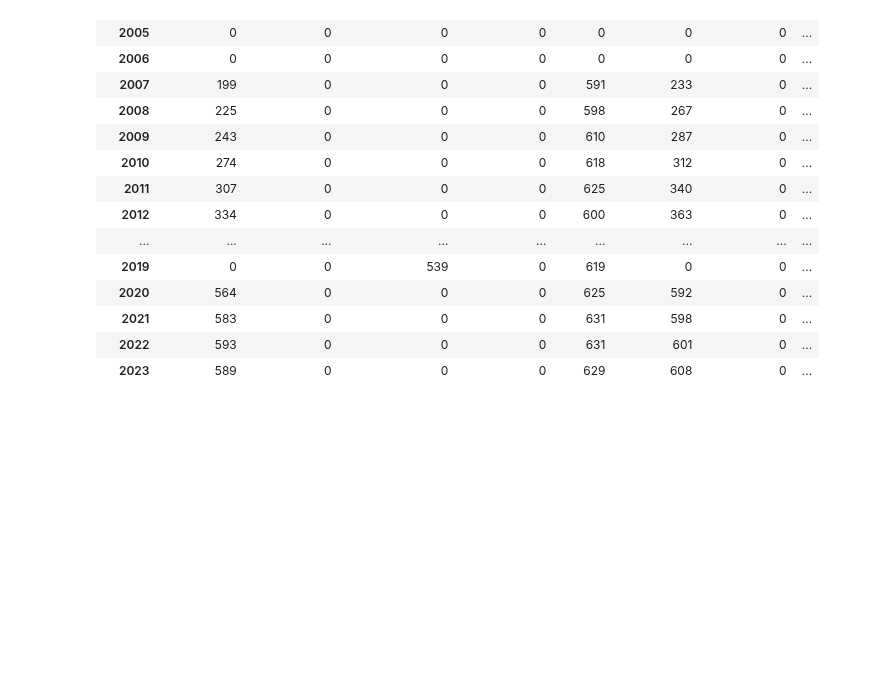
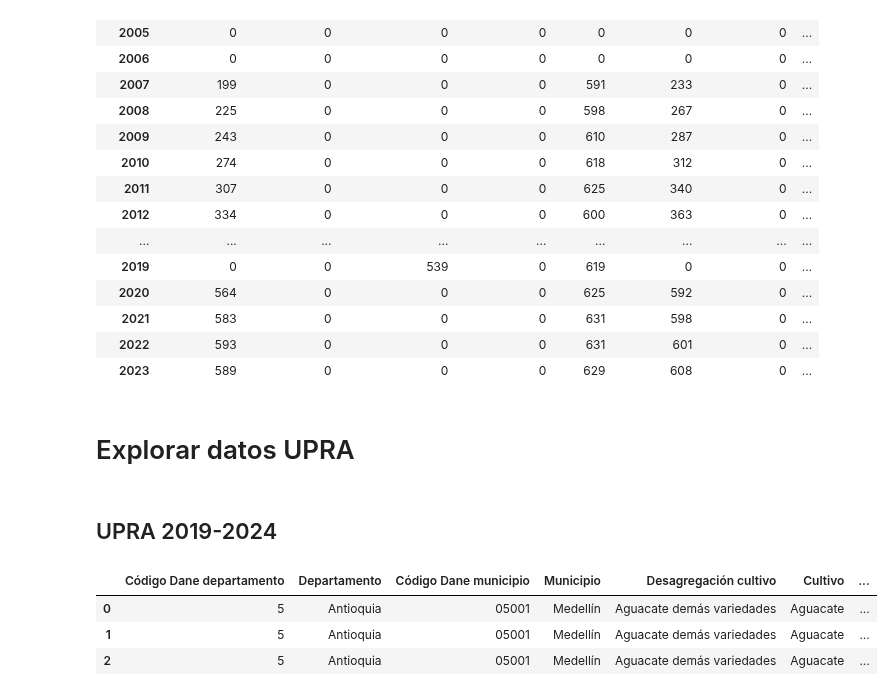
Before and after one commit to JC-AlfonsoR/PEG-mining-agriculture, a Jupyter notebook: engines/1001_process_UPRA.ipynb, the cells around one changed output. Drawn from its saved outputs; the diff is of its cells as text; code cells hidden in the pictures; blank space fills up the shorter version.

```diff
--- a/engines/1001_process_UPRA.ipynb
+++ b/engines/1001_process_UPRA.ipynb
@@ -65,3 +65,19 @@ display(panel_agricultura.groupby(['variable', 'ANNO'])['valor'].count().unstack
 | 2021 | 583 | 0 | 0 | 0 | 631 | 598 | 0 | ... |
 | 2022 | 593 | 0 | 0 | 0 | 631 | 601 | 0 | ... |
 | 2023 | 589 | 0 | 0 | 0 | 629 | 608 | 0 | ... |
+# %% [markdown]
+# Explorar datos UPRA
+# %% [markdown]
+## UPRA 2019-2024
+# %%
+UPRA = pd.read_excel(
+    io= RAW/'aab_UPRA/20250617_BaseAgricola20192024.xlsx',
+    sheet_name='BasePagina',
+    skiprows=7,
+    dtype={'Código Dane municipio':str, 'Año':int})
+display(UPRA.head(3))
+# %% [output]
+|  | Código Dane departamento | Departamento | Código Dane municipio | Municipio | Desagregación cultivo | Cultivo | ... |
+| 0 | 5 | Antioquia | 05001 | Medellín | Aguacate demás variedades | Aguacate | ... |
+| 1 | 5 | Antioquia | 05001 | Medellín | Aguacate demás variedades | Aguacate | ... |
+| 2 | 5 | Antioquia | 05001 | Medellín | Aguacate demás variedades | Aguacate | ... |
```
Also changed, not shown: parts of 12 cells of this notebook, 4 other files.
